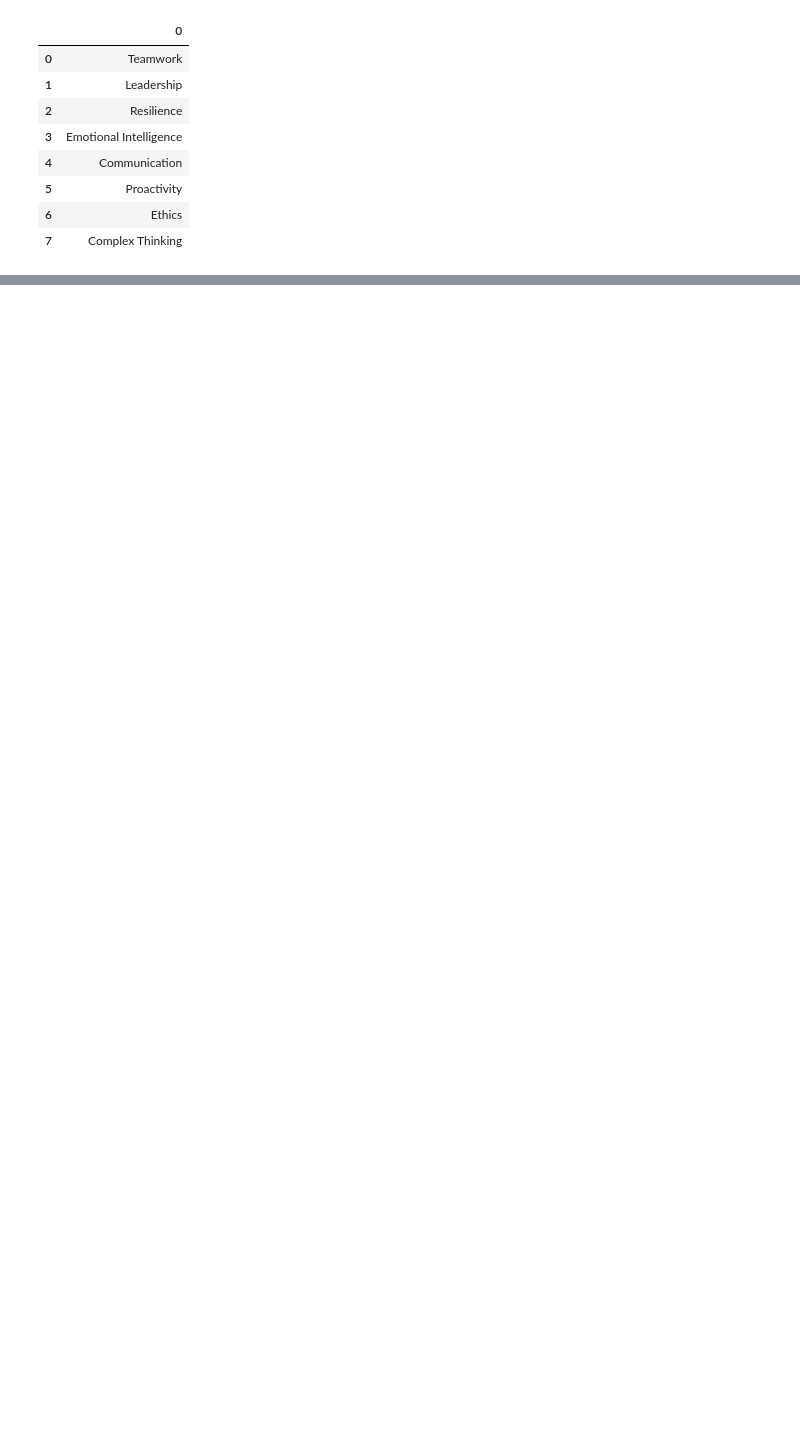
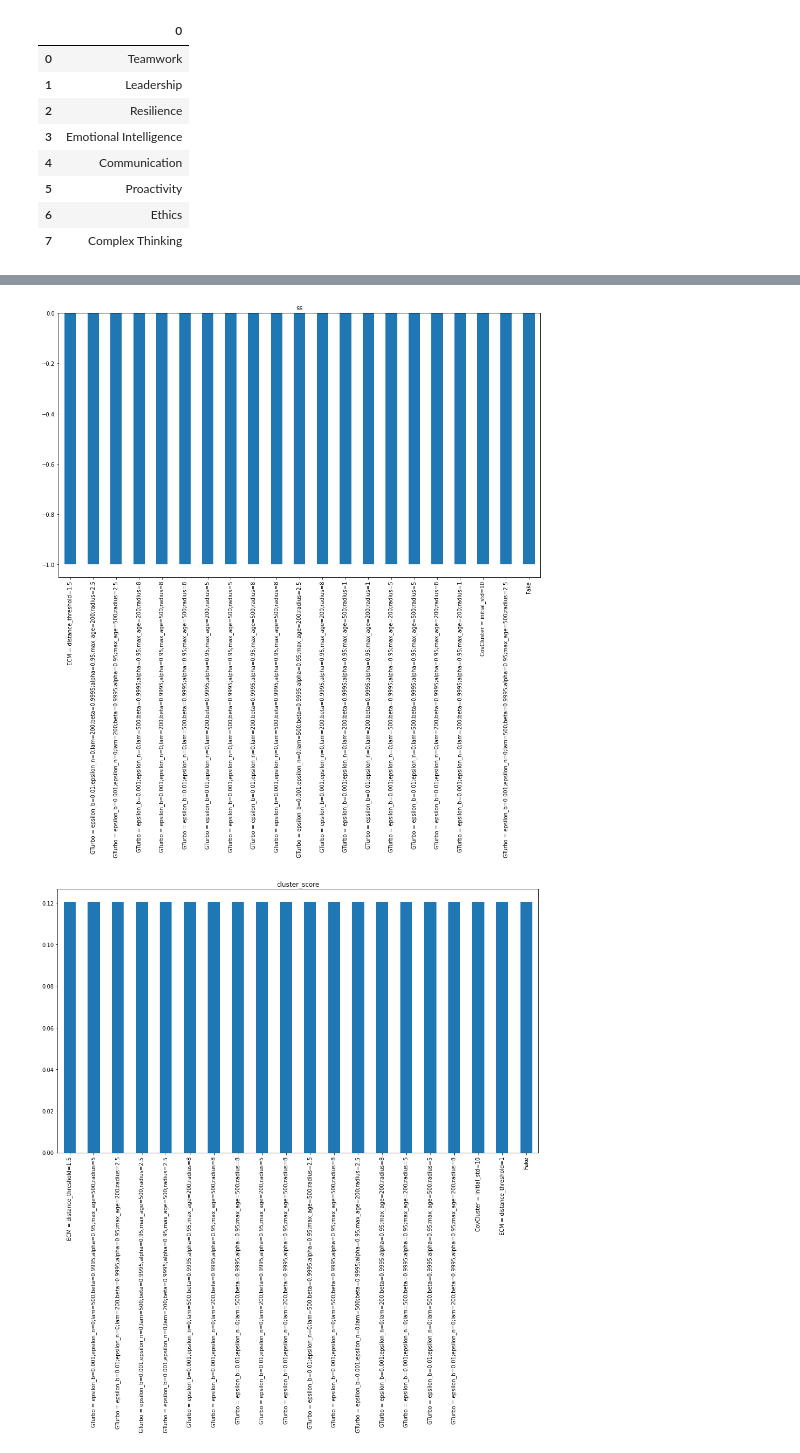
Before and after one commit to SyNthw8ve/Trigger-AI, a Jupyter notebook: compare.ipynb, the cells around one changed output, grey strips where cells are left out. Saved outputs shown, nothing was run; the diff lists cells and outputs as text; code cells hidden in the pictures; blank space fills up the shorter version.

```diff
--- a/compare.ipynb
+++ b/compare.ipynb
@@ -283,0 +265,27 @@ for operations_file in operations_files[:1]:
+# %%
+from typing import Set
+
+good_by_cluster_metrics: Dict[str, None] = {}
+
+for operations_file in operations_files[:1]:
+
+    name_to_cluster_metrics = operations_file_to_name_to_cluster_metrics[operations_file.full_path]
+
+    cluster_metric_df = pd.DataFrame.from_dict(name_to_cluster_metrics, orient='index')
+
+    for cluster_metric, _min, _max in cluster_metrics:
+        n = 20
+        z = cluster_metric_df[cluster_metric]
+        z = z.sort_values(ascending=False).head(n)
+
+        z = z.append(pd.Series([cluster_metric_df[cluster_metric]["Fake"]], index=["Fake"]))
+
+        for name in z.index:
+            good_by_cluster_metrics[name] = None
+
+        plot = z.plot(kind='bar', figsize=(16,9))
+        plot.set_title(cluster_metric)
+        plt.show()
+# %% [output]
+[figure, added]
+[figure, added]
```
Also changed, not shown: parts of 4 cells of this notebook, 8 other files.
